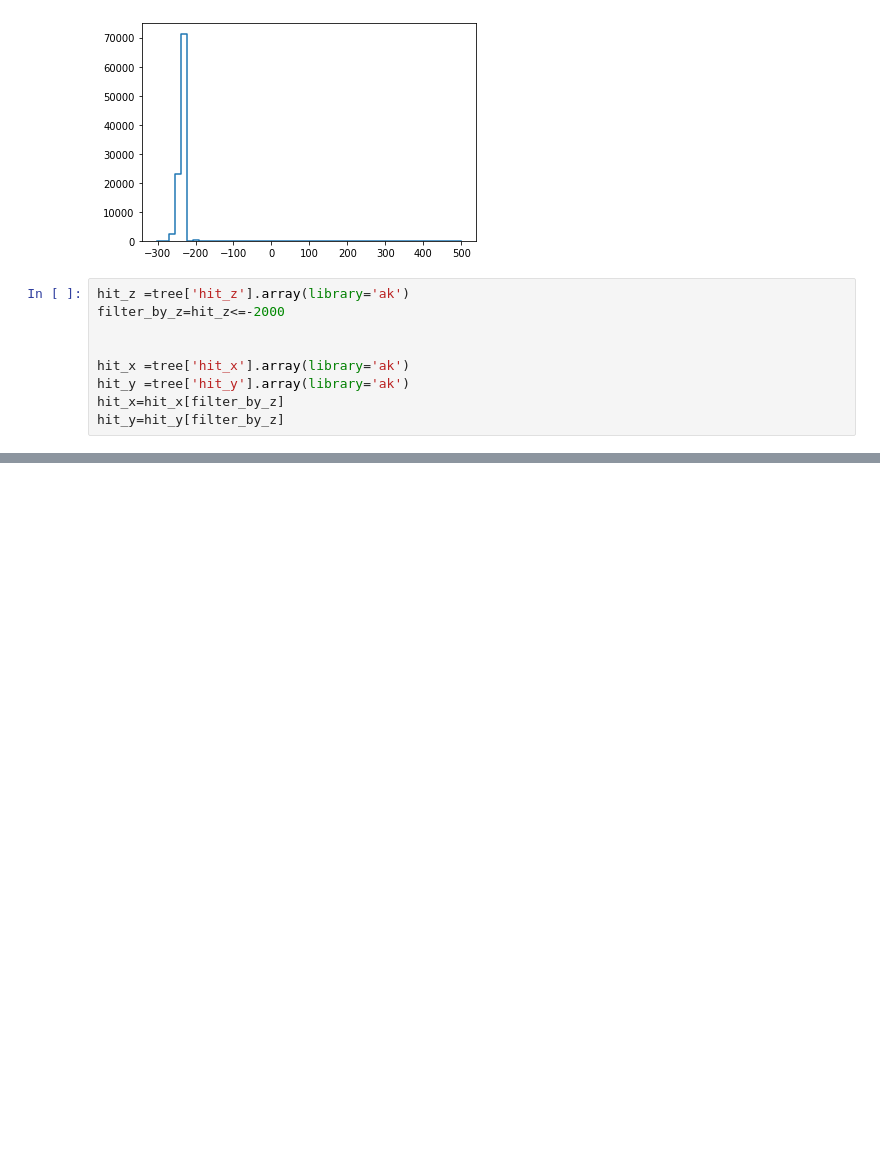
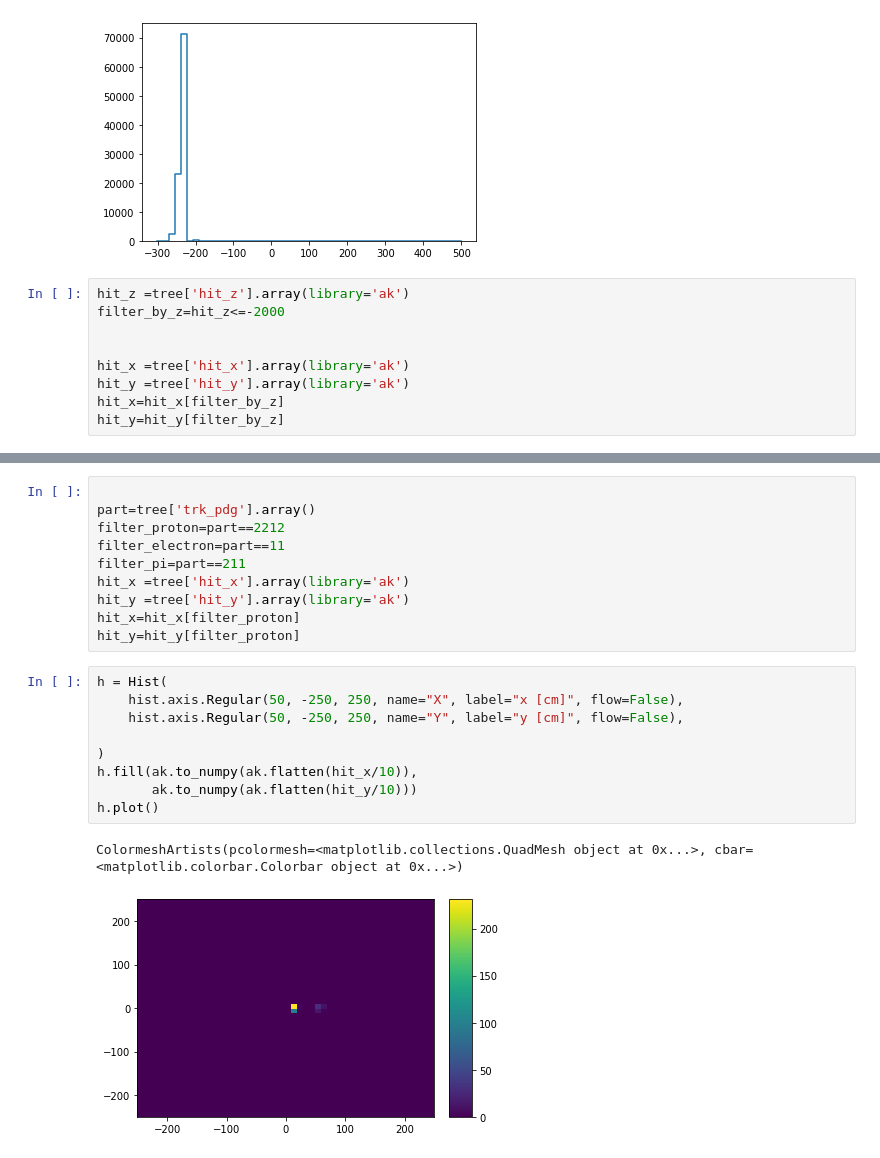
Before and after one commit to DraTeots/simple_eic_tutorials, a Jupyter notebook: TheFile-Copy1.ipynb, the cells around one changed output, grey strips where cells are left out. Drawn from its saved outputs; the diff is of its cells as text; blank space fills up the shorter version.

```diff
--- a/TheFile-Copy1.ipynb
+++ b/TheFile-Copy1.ipynb
@@ -293,0 +352,22 @@ ColormeshArtists(pcolormesh=<matplotlib.collections.QuadMesh object at 0x...>, c
+# %%
+
+part=tree['trk_pdg'].array()
+filter_proton=part==2212
+filter_electron=part==11
+filter_pi=part==211
+hit_x =tree['hit_x'].array(library='ak')
+hit_y =tree['hit_y'].array(library='ak')
+hit_x=hit_x[filter_proton]
+hit_y=hit_y[filter_proton]
+# %%
+h = Hist(
+    hist.axis.Regular(50, -250, 250, name="X", label="x [cm]", flow=False),
+    hist.axis.Regular(50, -250, 250, name="Y", label="y [cm]", flow=False),
+
+)
+h.fill(ak.to_numpy(ak.flatten(hit_x/10)),
+       ak.to_numpy(ak.flatten(hit_y/10)))
+h.plot()
+# %% [output]
+ColormeshArtists(pcolormesh=<matplotlib.collections.QuadMesh object at 0x...>, cbar=<matplotlib.colorbar.Colorbar object at 0x...>)
+[figure, added]
```
Also changed, not shown: parts of 18 cells of this notebook, 2 other files.
